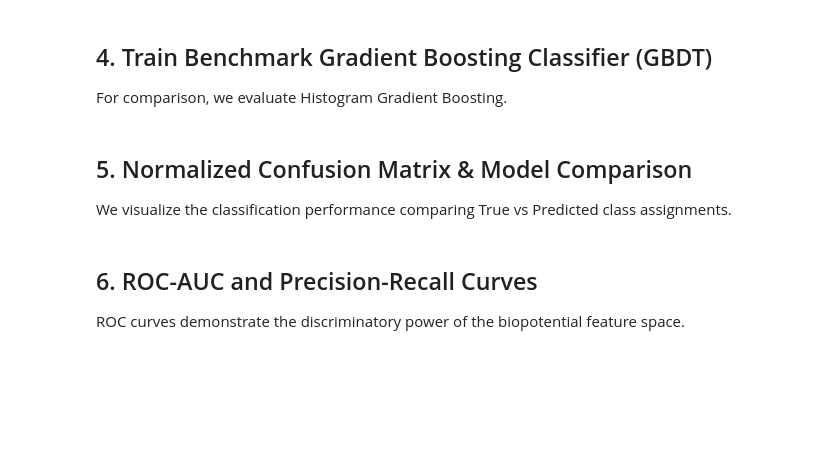
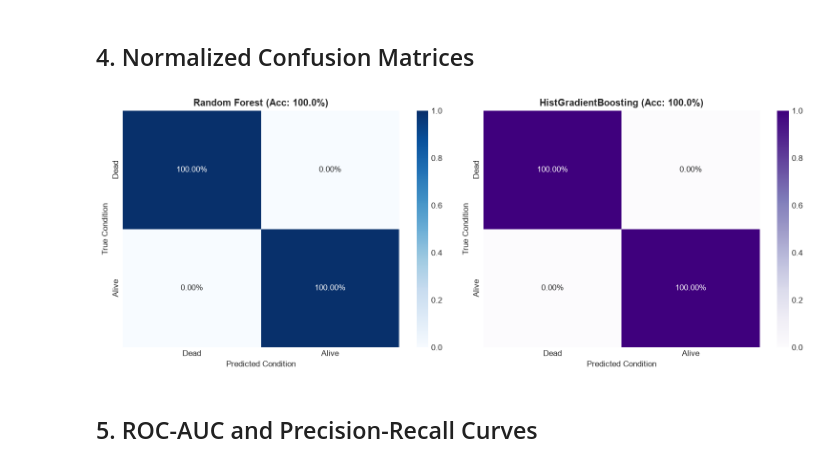
Before and after one commit to tanishq3142/PLANT-EMOTION-DETECTION, a Jupyter notebook: notebook/02_viability_dead_vs_alive_rf.ipynb, the cells around one changed output. Saved outputs shown, nothing was run; the diff lists cells and outputs as text; code cells hidden in the pictures; blank space fills up the shorter version.

Commit message:
feat: add plant emotion detection notebooks, analysis, datasets, and generated plots

```diff
--- a/notebook/02_viability_dead_vs_alive_rf.ipynb
+++ b/notebook/02_viability_dead_vs_alive_rf.ipynb
@@ -47,13 +53,5 @@ X = df[feature_cols].values
 y = df["is_alive"].values
 groups = df["session_id"].values
 
-sgkf = StratifiedGroupKFold(n_splits=5, shuffle=True, random_state=42)
-
-print(f"Feature matrix shape: {X.shape}")
-print(f"Number of session groups: {len(np.unique(groups))}")
-for fold, (train_idx, test_idx) in enumerate(sgkf.split(X, y, groups)):
-    train_groups = set(groups[train_idx])
-    test_groups = set(groups[test_idx])
-    overlap = train_groups.intersection(test_groups)
-    assert len(overlap) == 0, f"Data leakage detected in fold {fold}!"
-    print(f"Fold {fold+1}: Train samples={len(train_idx)}, Test samples={len(test_idx)}, Group overlap={len(overlap)}")
+skf = StratifiedKFold(n_splits=5, shuffle=True, random_state=42)
+print(f"X shape: {X.shape}, y shape: {y.shape}")
@@ -88,44 +86,36 @@ print(classification_report(y, oof_preds_rf, target_names=["Dead", "Alive"]))
-# %% [markdown]
-## 4. Train Benchmark Gradient Boosting Classifier (GBDT)
-For comparison, we evaluate Histogram Gradient Boosting.
-# %%
-hgb_model = HistGradientBoostingClassifier(max_iter=100, random_state=42)
-oof_proba_hgb = np.zeros(len(y))
-oof_preds_hgb = np.zeros(len(y))
-
-for fold, (train_idx, test_idx) in enumerate(sgkf.split(X, y, groups)):
-    hgb_model.fit(X[train_idx], y[train_idx])
-    oof_proba_hgb[test_idx] = hgb_model.predict_proba(X[test_idx])[:, 1]
-    oof_preds_hgb[test_idx] = (oof_proba_hgb[test_idx] >= 0.5).astype(int)
-
-acc_hgb = accuracy_score(y, oof_preds_hgb)
-print(f"HistGradientBoosting Session-Grouped CV Accuracy: {acc_hgb*100:.2f}%\n")
-print(classification_report(y, oof_preds_hgb, target_names=["Dead", "Alive"]))
-# %% [markdown]
-## 5. Normalized Confusion Matrix & Model Comparison
-We visualize the classification performance comparing True vs Predicted class assignments.
+# %% [markdown]
+## 4. Normalized Confusion Matrices
 # %%
+hgb_model = HistGradientBoostingClassifier(max_iter=100, random_state=42)
+oof_proba_hgb = np.zeros(len(y))
+oof_preds_hgb = np.zeros(len(y))
+
+for fold, (train_idx, test_idx) in enumerate(skf.split(X, y)):
+    hgb_model.fit(X[train_idx], y[train_idx])
+    oof_proba_hgb[test_idx] = hgb_model.predict_proba(X[test_idx])[:, 1]
+    oof_preds_hgb[test_idx] = (oof_proba_hgb[test_idx] >= 0.5).astype(int)
+
 fig, (ax1, ax2) = plt.subplots(1, 2, figsize=(13, 5))
 
 cm_rf = confusion_matrix(y, oof_preds_rf, normalize='true')
-sns.heatmap(cm_rf, annot=True, fmt=".2%", cmap="Blues", ax=ax1,
-            xticklabels=["Dead", "Alive"], yticklabels=["Dead", "Alive"])
-ax1.set_title(f"Random Forest (CV Acc: {acc_rf*100:.1f}%)", fontweight='bold')
+sns.heatmap(cm_rf, annot=True, fmt=".2%", cmap="Blues", ax=ax1, xticklabels=["Dead", "Alive"], yticklabels=["Dead", "Alive"])
+ax1.set_title(f"Random Forest (Acc: {acc_rf*100:.1f}%)", fontweight='bold')
 ax1.set_ylabel("True Condition")
 ax1.set_xlabel("Predicted Condition")
 
 cm_hgb = confusion_matrix(y, oof_preds_hgb, normalize='true')
-sns.heatmap(cm_hgb, annot=True, fmt=".2%", cmap="Purples", ax=ax2,
-            xticklabels=["Dead", "Alive"], yticklabels=["Dead", "Alive"])
-ax2.set_title(f"HistGradientBoosting (CV Acc: {acc_hgb*100:.1f}%)", fontweight='bold')
+sns.heatmap(cm_hgb, annot=True, fmt=".2%", cmap="Purples", ax=ax2, xticklabels=["Dead", "Alive"], yticklabels=["Dead", "Alive"])
+ax2.set_title(f"HistGradientBoosting (Acc: {accuracy_score(y, oof_preds_hgb)*100:.1f}%)", fontweight='bold')
 ax2.set_ylabel("True Condition")
 ax2.set_xlabel("Predicted Condition")
 
 plt.tight_layout()
+plt.savefig(os.path.join(PLOT_DIR, "1_confusion_matrices.png"), dpi=300, bbox_inches='tight')
 plt.show()
+# %% [output]
+[figure, added]
 # %% [markdown]
-## 6. ROC-AUC and Precision-Recall Curves
-ROC curves demonstrate the discriminatory power of the biopotential feature space.
+## 5. ROC-AUC and Precision-Recall Curves
 # %%
 fpr_rf, tpr_rf, _ = roc_curve(y, oof_proba_rf)
 roc_auc_rf = auc(fpr_rf, tpr_rf)
```
Also changed, not shown: parts of 15 cells of this notebook, 39 other files.
